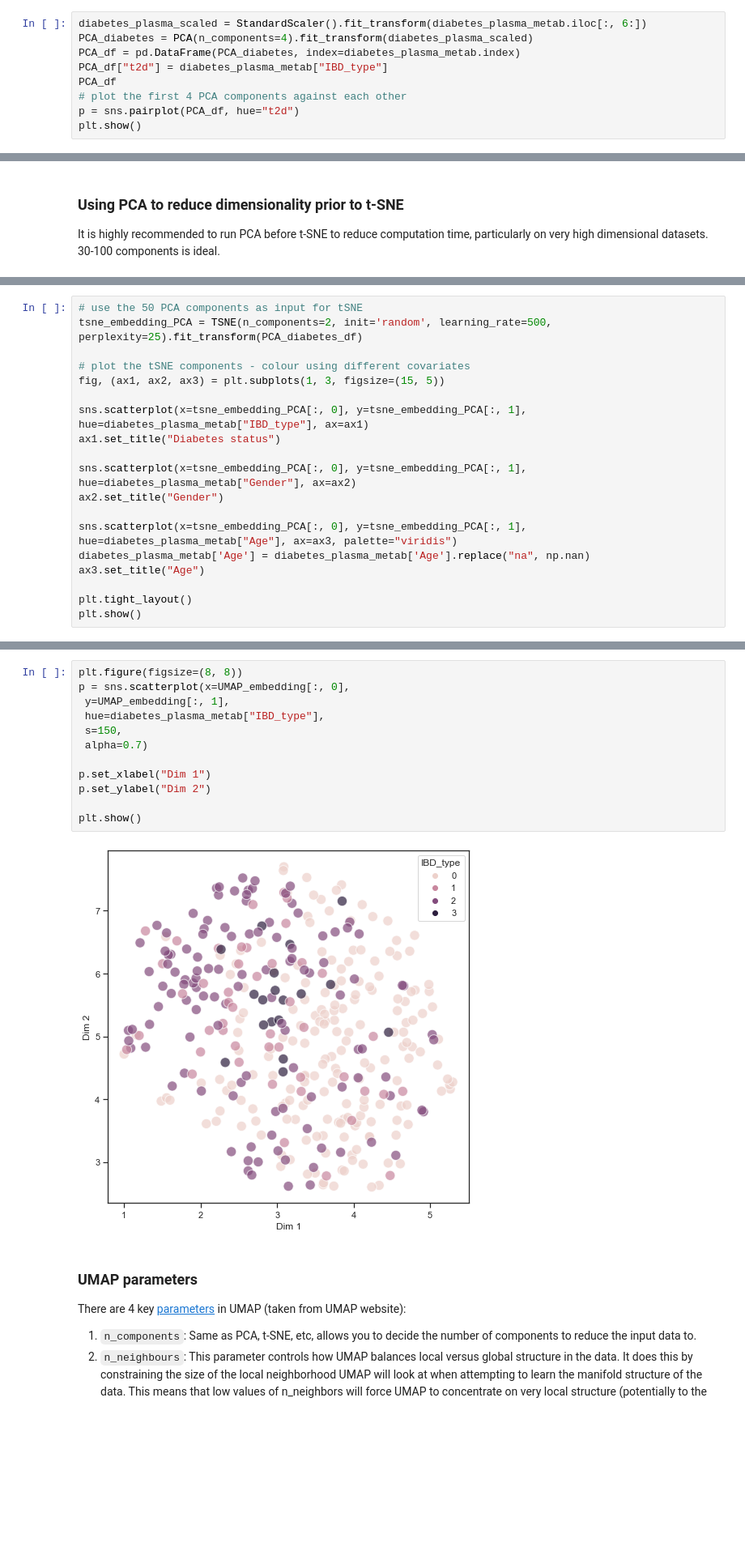
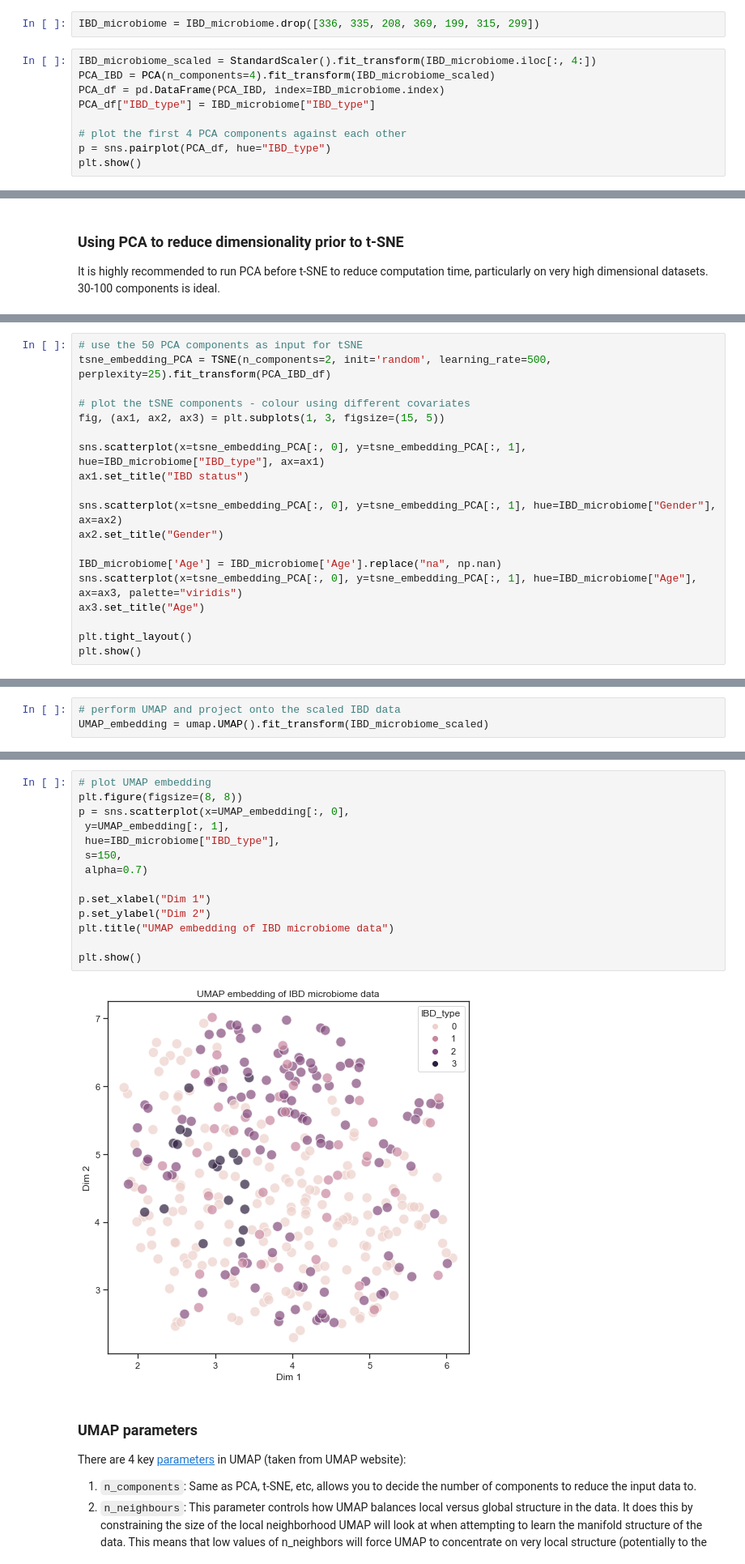
Before and after one commit to ICL-BMB-BiDS/BIDS4-DimensionReduction3, a Jupyter notebook: DimensionReduction3_Answers.ipynb, the cells around one changed output, grey strips where cells are left out. Shown at 81% size. Saved outputs shown, nothing was run; the diff lists cells and outputs as text; blank space fills up the shorter version.

```diff
--- a/DimensionReduction3_Answers.ipynb
+++ b/DimensionReduction3_Answers.ipynb
@@ -88,10 +122,12 @@ diabetes_plasma_metab = diabetes_plasma_metab.drop([260, 339, 346, 312, 165])
+# %%
+IBD_microbiome = IBD_microbiome.drop([336, 335, 208, 369, 199, 315, 299])
 # %%
-diabetes_plasma_scaled = StandardScaler().fit_transform(diabetes_plasma_metab.iloc[:, 6:])
-PCA_diabetes = PCA(n_components=4).fit_transform(diabetes_plasma_scaled)
-PCA_df = pd.DataFrame(PCA_diabetes, index=diabetes_plasma_metab.index)
-PCA_df["t2d"] = diabetes_plasma_metab["IBD_type"]
-PCA_df
+IBD_microbiome_scaled = StandardScaler().fit_transform(IBD_microbiome.iloc[:, 4:])
+PCA_IBD = PCA(n_components=4).fit_transform(IBD_microbiome_scaled)
+PCA_df = pd.DataFrame(PCA_IBD, index=IBD_microbiome.index)
+PCA_df["IBD_type"] = IBD_microbiome["IBD_type"]
+
 # plot the first 4 PCA components against each other
-p = sns.pairplot(PCA_df, hue="t2d")
+p = sns.pairplot(PCA_df, hue="IBD_type")
 plt.show()
 # %% [output]
@@ -276,18 +271,18 @@ PCA_diabetes_df
 # %%
 # use the 50 PCA components as input for tSNE
-tsne_embedding_PCA = TSNE(n_components=2, init='random', learning_rate=500, perplexity=25).fit_transform(PCA_diabetes_df)
+tsne_embedding_PCA = TSNE(n_components=2, init='random', learning_rate=500, perplexity=25).fit_transform(PCA_IBD_df)
 
 # plot the tSNE components - colour using different covariates
 fig, (ax1, ax2, ax3) = plt.subplots(1, 3, figsize=(15, 5))
 
-sns.scatterplot(x=tsne_embedding_PCA[:, 0], y=tsne_embedding_PCA[:, 1], hue=diabetes_plasma_metab["IBD_type"], ax=ax1)
-ax1.set_title("Diabetes status")
+sns.scatterplot(x=tsne_embedding_PCA[:, 0], y=tsne_embedding_PCA[:, 1], hue=IBD_microbiome["IBD_type"], ax=ax1)
+ax1.set_title("IBD status")
 
-sns.scatterplot(x=tsne_embedding_PCA[:, 0], y=tsne_embedding_PCA[:, 1], hue=diabetes_plasma_metab["Gender"], ax=ax2)
+sns.scatterplot(x=tsne_embedding_PCA[:, 0], y=tsne_embedding_PCA[:, 1], hue=IBD_microbiome["Gender"], ax=ax2)
 ax2.set_title("Gender")
 
-sns.scatterplot(x=tsne_embedding_PCA[:, 0], y=tsne_embedding_PCA[:, 1], hue=diabetes_plasma_metab["Age"], ax=ax3, palette="viridis")
-diabetes_plasma_metab['Age'] = diabetes_plasma_metab['Age'].replace("na", np.nan)
+IBD_microbiome['Age'] = IBD_microbiome['Age'].replace("na", np.nan)
+sns.scatterplot(x=tsne_embedding_PCA[:, 0], y=tsne_embedding_PCA[:, 1], hue=IBD_microbiome["Age"], ax=ax3, palette="viridis")
 ax3.set_title("Age")
 
 plt.tight_layout()
@@ -303,0 +295,3 @@ OMP: Info #276: omp_set_nested routine deprecated, please use omp_set_max_active
+# %%
+# perform UMAP and project onto the scaled IBD data
+UMAP_embedding = umap.UMAP().fit_transform(IBD_microbiome_scaled)
@@ -304,17 +300,19 @@ OMP: Info #276: omp_set_nested routine deprecated, please use omp_set_max_active
 # %%
+# plot UMAP embedding
 plt.figure(figsize=(8, 8))
 p = sns.scatterplot(x=UMAP_embedding[:, 0],
  y=UMAP_embedding[:, 1],
- hue=diabetes_plasma_metab["IBD_type"],
+ hue=IBD_microbiome["IBD_type"],
  s=150,
  alpha=0.7)
 
 p.set_xlabel("Dim 1")
 p.set_ylabel("Dim 2")
+plt.title("UMAP embedding of IBD microbiome data")
 
 plt.show()
 # %% [output]
-[figure, old version]
+[figure, new version]
 # %% [markdown]
 ### UMAP parameters
 There are 4 key [parameters](https://umap-learn.readthedocs.io/en/latest/parameters.html) in UMAP (taken from UMAP website):
```
Also changed, not shown: parts of 45 cells of this notebook, 1 other file.
